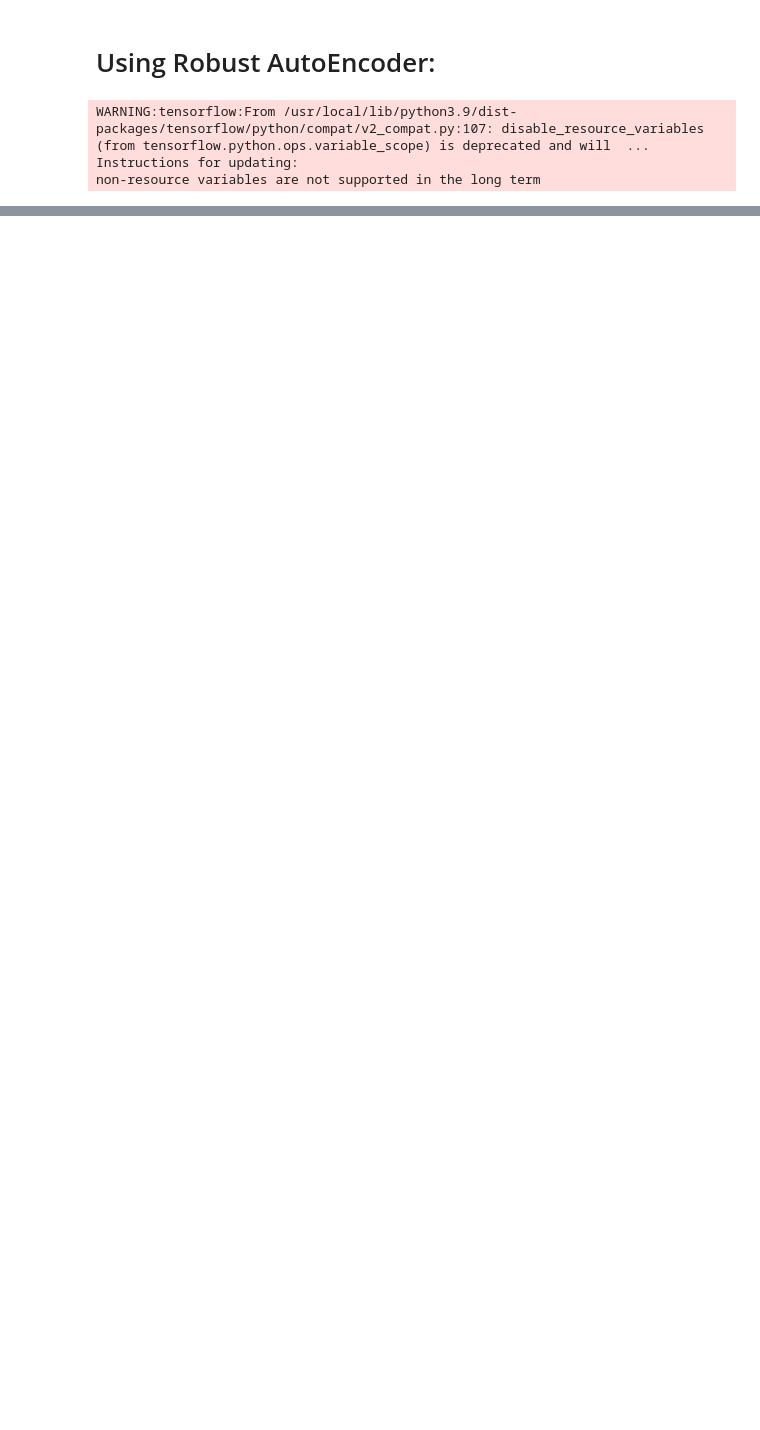
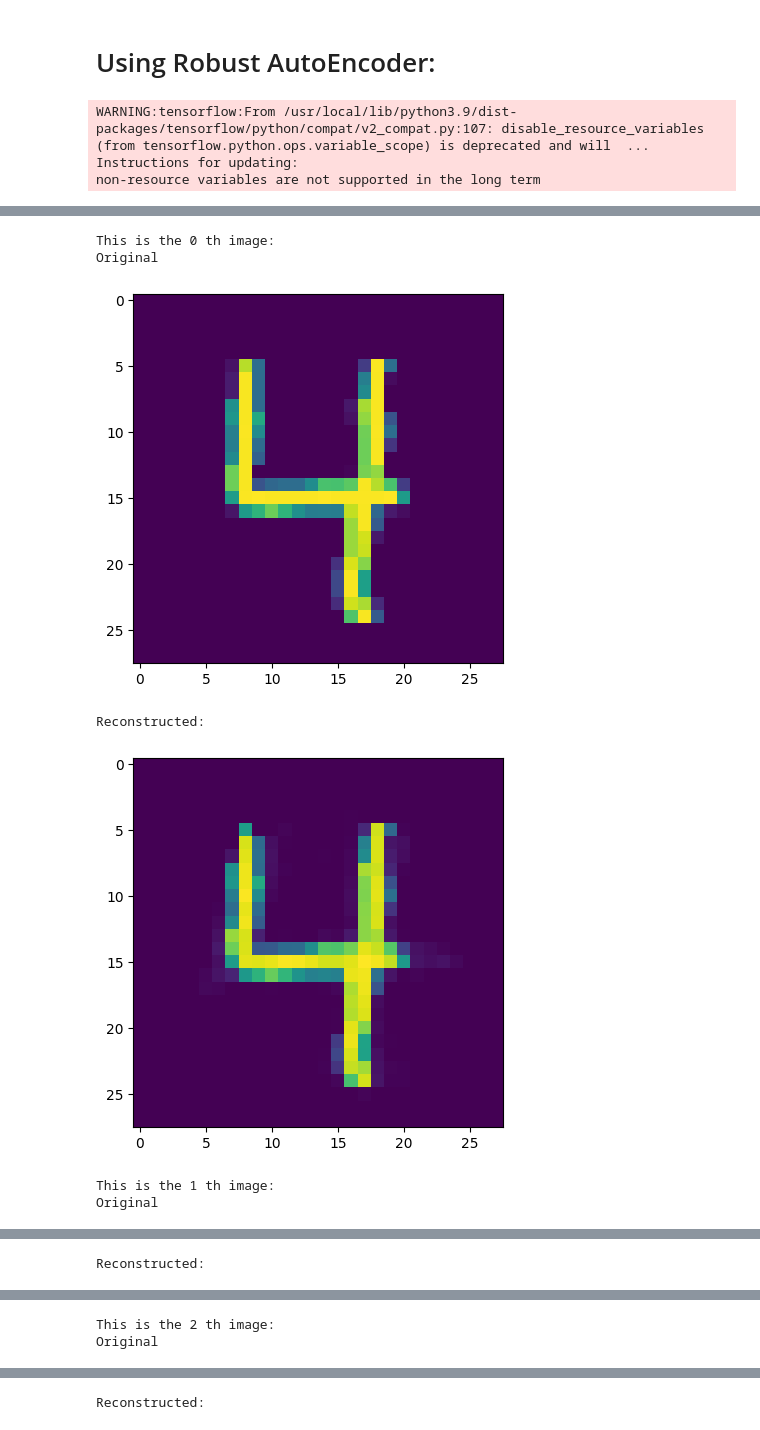
Before and after one commit to sachaRfd/Reef_Project, a Jupyter notebook: Basic Notebooks/basic_Reef_Run.ipynb, the cells around one changed output, grey strips where cells are left out. Drawn from its saved outputs; the diff is of its cells as text; code cells hidden in the pictures; blank space fills up the shorter version.

```diff
--- a/Basic Notebooks/basic_Reef_Run.ipynb
+++ b/Basic Notebooks/basic_Reef_Run.ipynb
@@ -344,0 +375,10 @@ Reconstructed:
+# %%
+x = np.load("/content/data.npk", allow_pickle=True)
+
+
+with tf.compat.v1.Session() as sess:
+  rae = RDAE(sess=sess, lambda_=2000, layers_sizes=[784, 400, 100])
+  L, S = rae.fit(x[:100], sess=sess, learning_rate=0.01, batch_size=40, inner_iteration=100,
+                       iteration=2, verbose=True)
+  recon_rae = rae.getRecon(x[:100], sess=sess)
+  print("cost errors, not used for now:", rae.errors)
@@ -344,0 +403,19 @@ Reconstructed:
+# %%
+for i in range(10):
+  orig = x[i].reshape(28,28)
+  recon = recon_rae[i].reshape(28,28)
+  print(f"This is the {i} th image:")
+  print("Original")
+  plt.imshow(orig)
+  plt.show()
+  print("Reconstructed:")
+  plt.imshow(recon)
+  plt.show()
+# %% [output]
+This is the 0 th image:
+Original
+[figure, added]
+Reconstructed:
+[figure, added]
+This is the 1 th image:
+Original
@@ -344,0 +423 @@ Reconstructed:
+Reconstructed:
@@ -344,0 +425,2 @@ Reconstructed:
+This is the 2 th image:
+Original
@@ -344,0 +428 @@ Reconstructed:
+Reconstructed:
```
Also changed, not shown: parts of 11 cells of this notebook.
